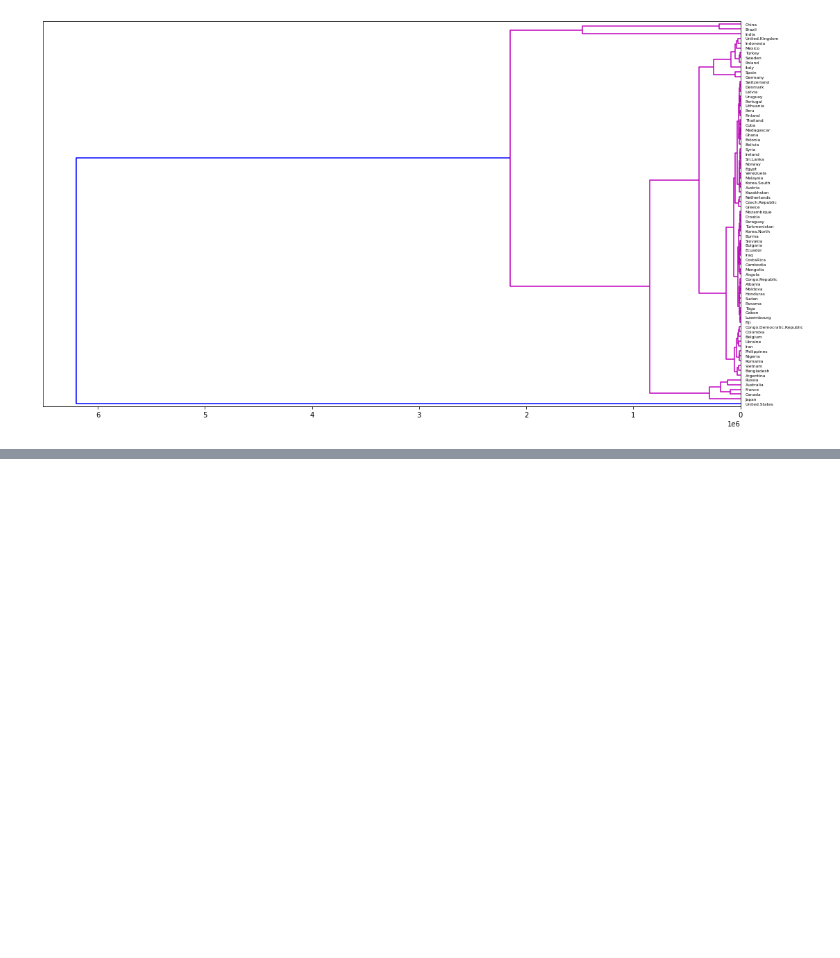
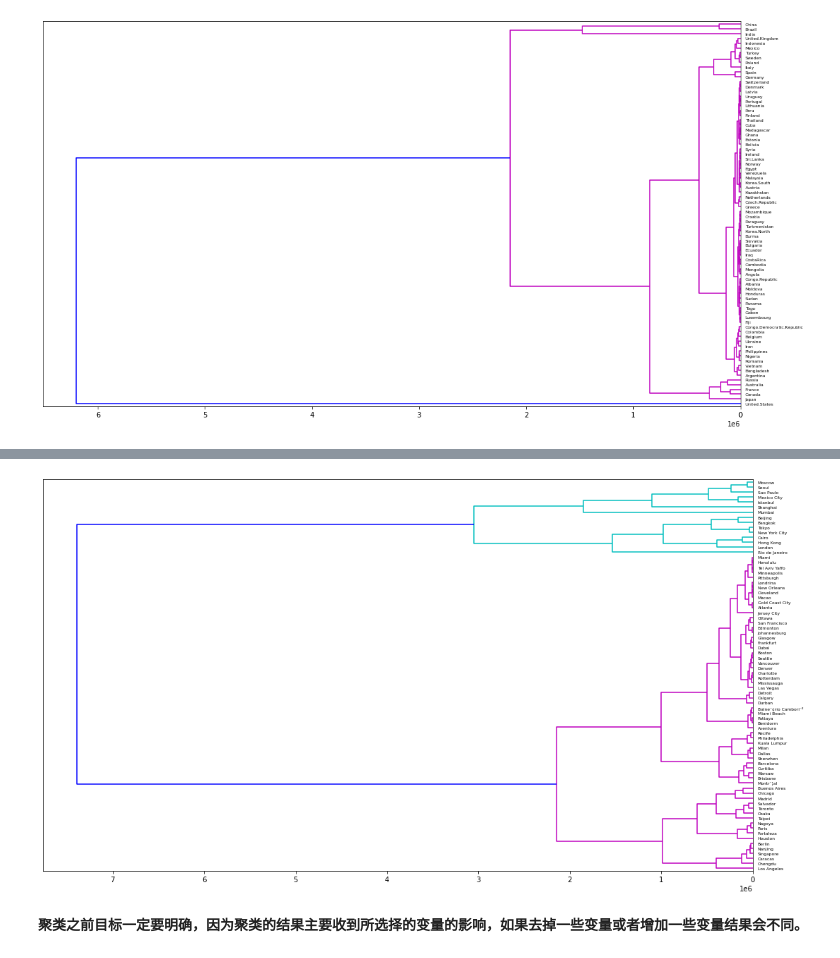
Before and after one commit to Mungeryang/Statistics-from-data-to-conclusion-5e, a Jupyter notebook: notebook/chapter6.ipynb, the cells around one changed output, grey strips where cells are left out. Cells and saved outputs as stored; diff of their text form; code cells hidden in the pictures; blank space fills up the shorter version.

```diff
--- a/notebook/chapter6.ipynb
+++ b/notebook/chapter6.ipynb
@@ -50,0 +115,3 @@ set_link_color_palette(None)
+# %%
+trans1 = pd.read_csv("../data/cities0.txt", encoding='latin-1')
+trans1
@@ -50,0 +132,11 @@ set_link_color_palette(None)
+# %%
+Z = linkage(trans1, method="average", metric='euclidean')
+set_link_color_palette(['m', 'c', 'y', 'k'])
+fig = plt.figure(figsize=(18, 10), dpi=72)
+dendrogram(Z, labels=list(trans1.index), leaf_rotation=0, orientation="left",
+           leaf_font_size=6, color_threshold=None, above_threshold_color='blue')
+set_link_color_palette(None)
+# %% [output]
+[figure, added]
+# %% [markdown]
+**聚类之前目标一定要明确，因为聚类的结果主要收到所选择的变量的影响，如果去掉一些变量或者增加一些变量结果会不同。**
```
Also changed, not shown: parts of 7 cells of this notebook.
